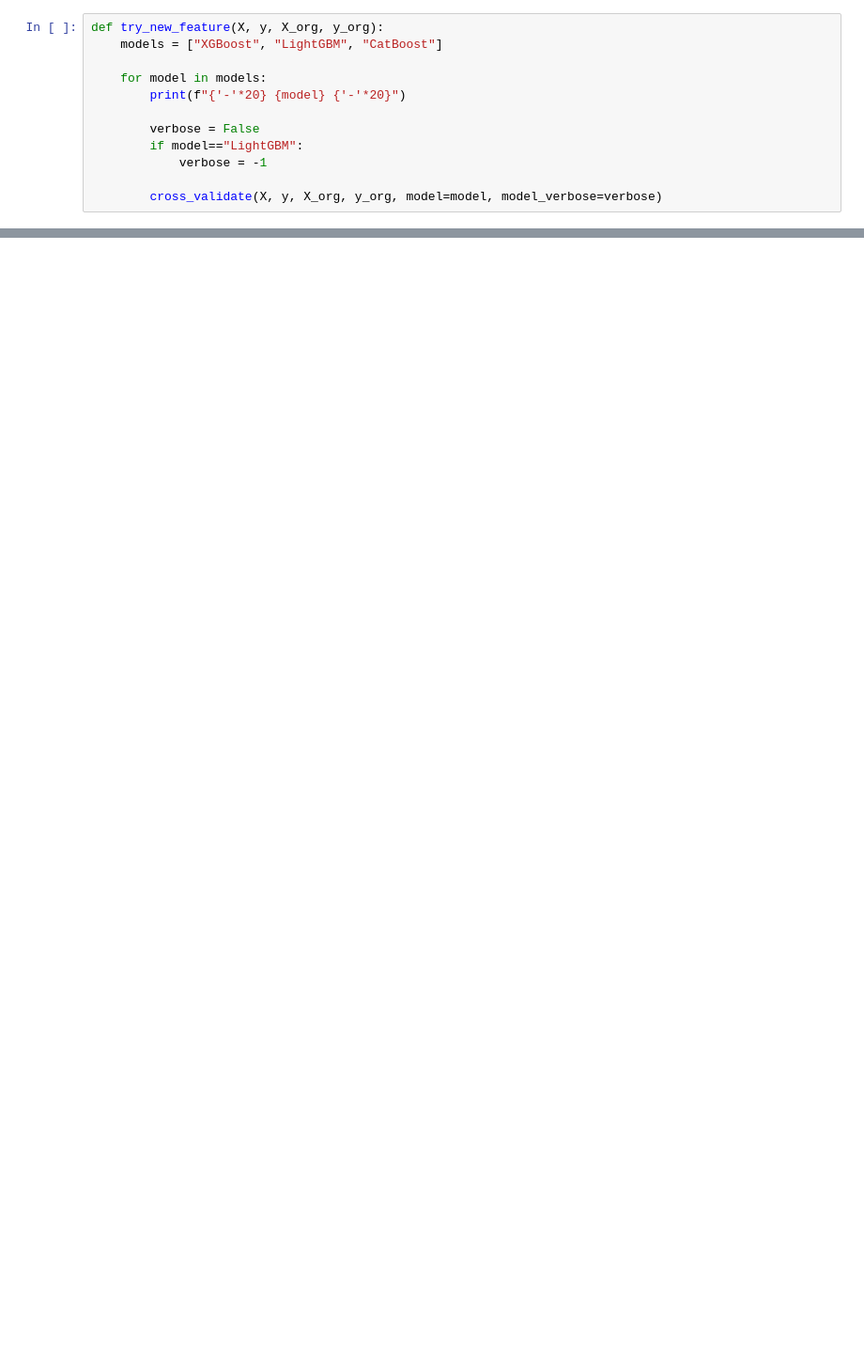
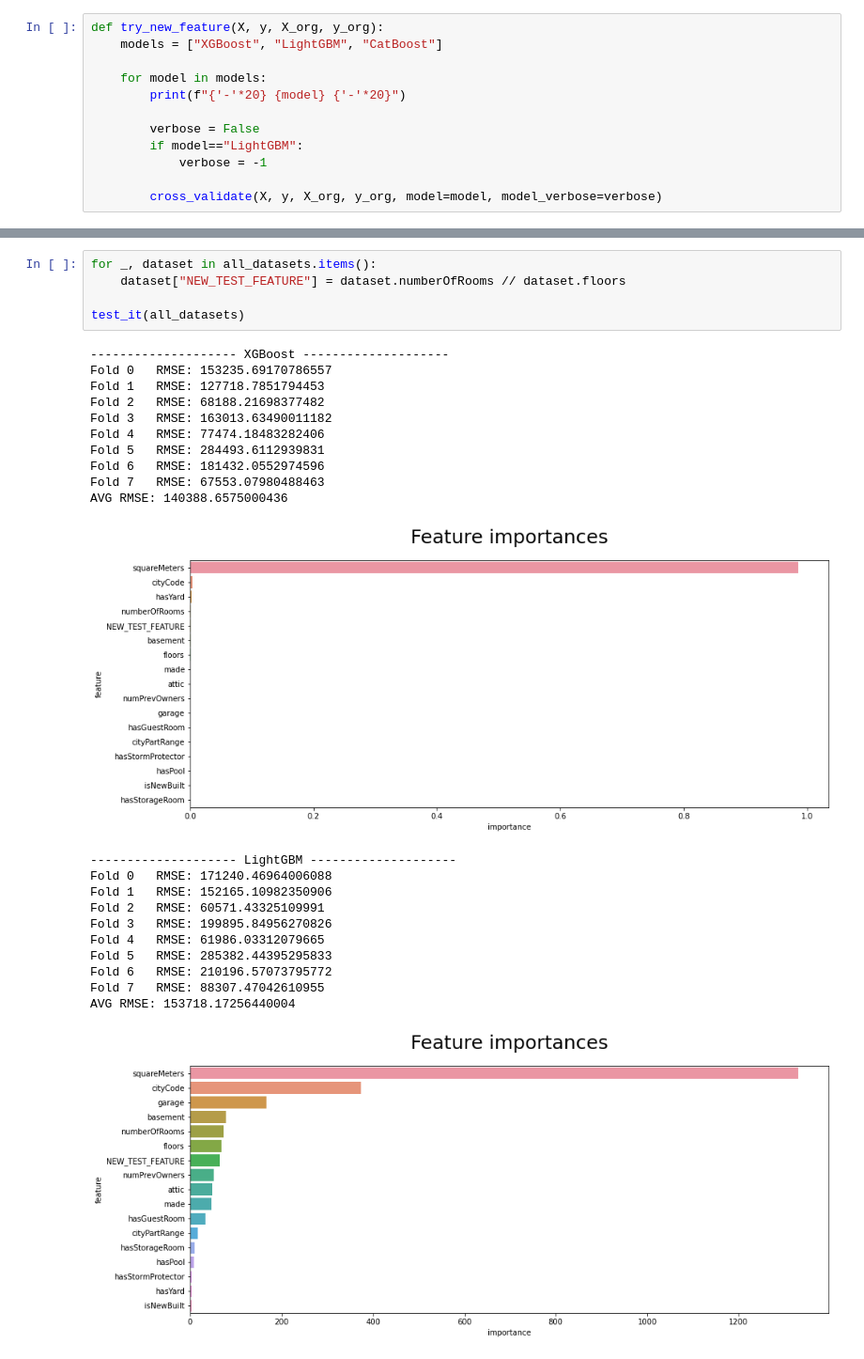
Before and after one commit to KhawajaAbaid/kaggle-playground, a Jupyter notebook: ps3e6-feature-engineering.ipynb, the cells around one changed output, grey strips where cells are left out. Shown at 94% size. Drawn from its saved outputs; the diff is of its cells as text; blank space fills up the shorter version.

```diff
--- a/ps3e6-feature-engineering.ipynb
+++ b/ps3e6-feature-engineering.ipynb
@@ -415,0 +348,28 @@ submission.to_csv("submission.csv", index=False)
+# %%
+for _, dataset in all_datasets.items():
+    dataset["NEW_TEST_FEATURE"] = dataset.numberOfRooms // dataset.floors
+
+test_it(all_datasets)
+# %% [output]
+-------------------- XGBoost --------------------
+Fold 0   RMSE: 153235.69170786557
+Fold 1   RMSE: 127718.7851794453
+Fold 2   RMSE: 68188.21698377482
+Fold 3   RMSE: 163013.63490011182
+Fold 4   RMSE: 77474.18483282406
+Fold 5   RMSE: 284493.6112939831
+Fold 6   RMSE: 181432.0552974596
+Fold 7   RMSE: 67553.07980488463
+AVG RMSE: 140388.6575000436
+[figure, added]
+-------------------- LightGBM --------------------
+Fold 0   RMSE: 171240.46964006088
+Fold 1   RMSE: 152165.10982350906
+Fold 2   RMSE: 60571.43325109991
+Fold 3   RMSE: 199895.84956270826
+Fold 4   RMSE: 61986.03312079665
+Fold 5   RMSE: 285382.44395295833
+Fold 6   RMSE: 210196.57073795772
+Fold 7   RMSE: 88307.47042610955
+AVG RMSE: 153718.17256440004
+[figure, added]
```
Also changed, not shown: parts of 65 cells of this notebook.
